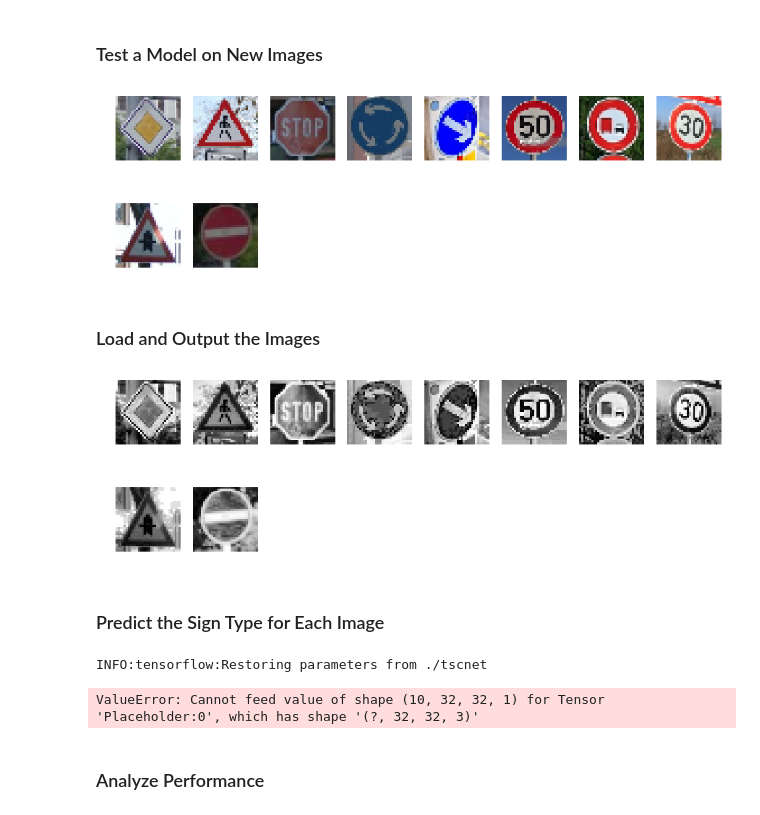
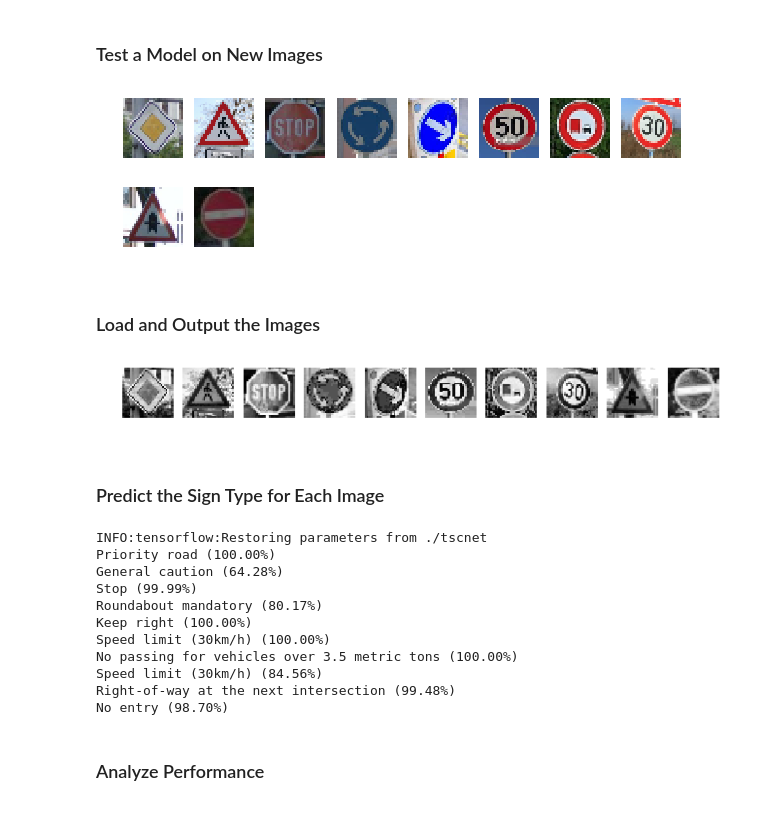
Before and after one commit to wuqianliang/ND013, a Jupyter notebook: traffic sign/Traffic_Sign_Classifier.ipynb, the cells around one changed output. Drawn from its saved outputs; the diff is of its cells as text; code cells hidden in the pictures.

```diff
--- a/traffic sign/Traffic_Sign_Classifier.ipynb
+++ b/traffic sign/Traffic_Sign_Classifier.ipynb
@@ -187,10 +187,10 @@ import random
 ##Helper functions
 '''
 Data augmentation techniques I have used:
-random rotate - -10 ~ +10 degree
-random scale - 0.8 ~ 1.2 scale
+random rotate - -20 ~ +20 degree
+random scale - 0.5 ~ 1.5 scale
 random translate - -2 ~ +2 pixel
-random shear - -5 ~ +5 degree
+random shear - -10 ~ +10 degree
 random brightness - 0.5 ~ 2.0 factor
 '''
 def image_rotate(img, angle):
@@ -240,10 +240,10 @@ def image_brightness(image, factor):
 
 def random_image_transform(image):
     """Transform image according to given parameters"""
-    randomAngle = random.uniform(-10, 10)
+    randomAngle = random.uniform(-20, 20)
     output = image_rotate(image, randomAngle)
 
-    randomScale = random.uniform(0.8, 1.2)
+    randomScale = random.uniform(0.5, 1.5)
     output = image_scale(output, randomScale)
 
     randomFactor = random.uniform(0.5, 2.0)
@@ -253,7 +253,7 @@ def random_image_transform(image):
     randomY = random.uniform(-2, 2)
     output = image_translate(output, randomX, randomY)
 
-    randomShear = random.uniform(-5, 5)
+    randomShear = random.uniform(-10, 10)
     output = image_shear(output, randomShear)
 
     return output
@@ -280,3 +280,20 @@ def preprocess(img):
     img = grayscale(img)
     img = center_normalize(img)
     return img
+# %%
+image = X_train[1000, :, :, :]
+
+transform_exmpl = [image,
+                   image_rotate(image, 10),
+                   image_scale(image, 1.2),
+                   image_translate(image, 5, -5),
+                   image_shear(image, 10),
+                   image_brightness(image, 2.0)]
+
+transform_title = ['Original', 'Rotate', 'Scale', 'Translate', 'Shear', 'Brightness']
+
+fig, sign = plt.subplots(1, 6, figsize=(8,5))
+for i in range(6):
+    sign[i].imshow(transform_exmpl[i])
+    sign[i].axis('off')
+    sign[i].set_title(transform_title[i])
@@ -550,15 +578,15 @@ for index, img in enumerate(glob.glob(ImagePath)):
 
 # Show original test images
 figure = plt.figure()
-figure.set_figwidth(15)
-figure.set_figheight(5)
+figure.set_figwidth(10)
+figure.set_figheight(3)
 
 for index, image in enumerate(test_images):
     t = figure.add_subplot(2, 8, index + 1)
     t.axis('off')
     t.imshow(image)
 # %% [output]
-[figure, old version]
+[figure, new version]
 # %% [markdown]
 ### Load and Output the Images
 # %%
@@ -567,19 +595,19 @@ for index, image in enumerate(test_images):
 # %%
 X_test_new = np.array(test_images)
 X_test_new = preprocess(X_test_new)
 
 # Show preprocessed test images
 figure = plt.figure()
-figure.set_figwidth(15)
-figure.set_figheight(5)
+figure.set_figwidth(11)
+figure.set_figheight(4)
 
 for index, image in enumerate(X_test_new):
-    t = figure.add_subplot(2, 8, index + 1)
+    t = figure.add_subplot(2, 10, index + 1)
     t.axis('off')
     image = X_test_new[index].squeeze()
     t.imshow(image, cmap='gray')
 # %% [output]
-[figure, old version]
+[figure, new version]
 # %% [markdown]
 ### Predict the Sign Type for Each Image
 # %%
@@ -597,17 +625,26 @@ with tf.Session() as sess:
     top_5 = tf.nn.top_k(softmax_logits, k=5)
     top_5_pred = sess.run(top_5, feed_dict={x: X_test_new, keep_prob: 1.0})
 
-    values = top_5_pred.values
-    indices = top_5_pred.indices
+    predict_values = top_5_pred.values
+    predict_indices = top_5_pred.indices
 
     for i, image in enumerate(X_test_new):
-        predict = values[i][0]
-        signname = signnames[indices[i][0].astype(int)]
+        predict = predict_values[i][0]
+        signname = signnames[predict_indices[i][0].astype(int)]
         # print the sign name and its probability
         print('{} ({:.2f}%)'.format(signname, 100*predict))
 # %% [output]
 INFO:tensorflow:Restoring parameters from ./tscnet
+Priority road (100.00%)
+General caution (64.28%)
+Stop (99.99%)
+Roundabout mandatory (80.17%)
+Keep right (100.00%)
+Speed limit (30km/h) (100.00%)
+No passing for vehicles over 3.5 metric tons (100.00%)
+Speed limit (30km/h) (84.56%)
+Right-of-way at the next intersection (99.48%)
+No entry (98.70%)
-ValueError: Cannot feed value of shape (10, 32, 32, 1) for Tensor 'Placeholder:0', which has shape '(?, 32, 32, 3)'
 # %% [markdown]
 ### Analyze Performance
 # %%
```
Also changed, not shown: parts of 11 cells of this notebook.
